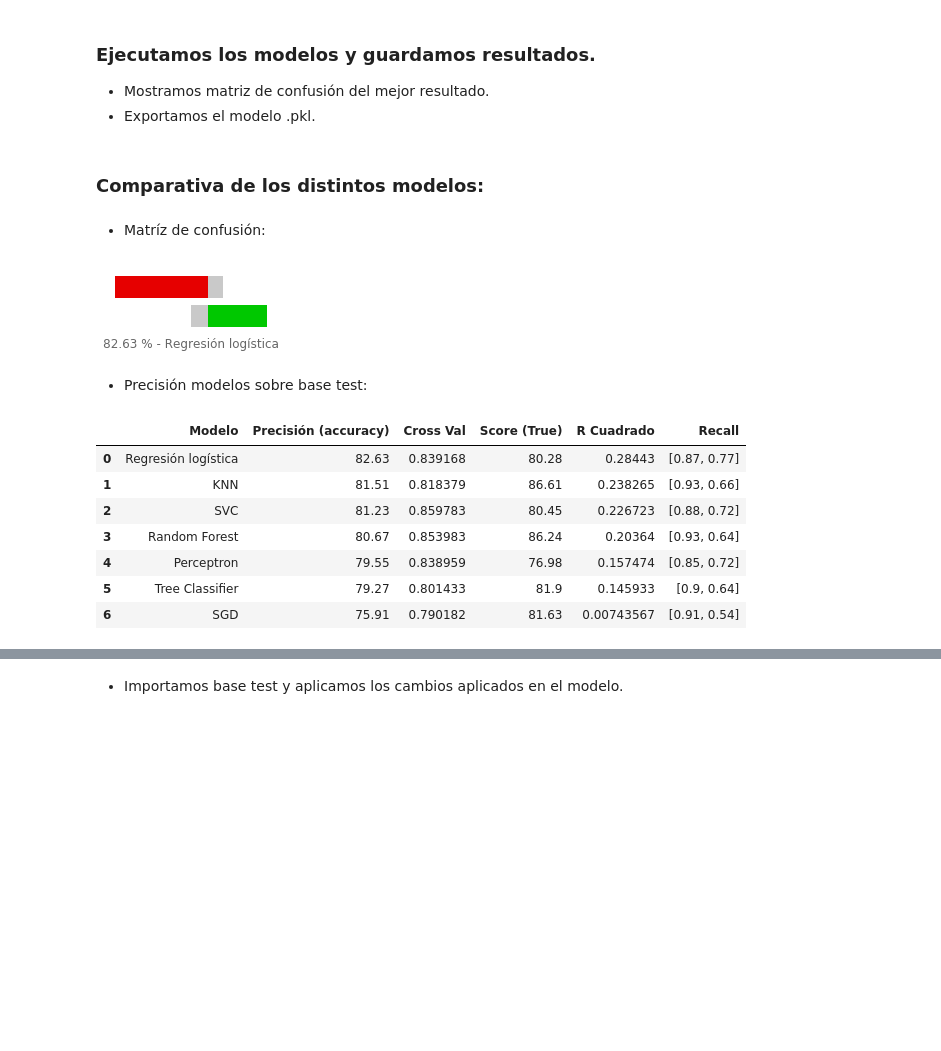
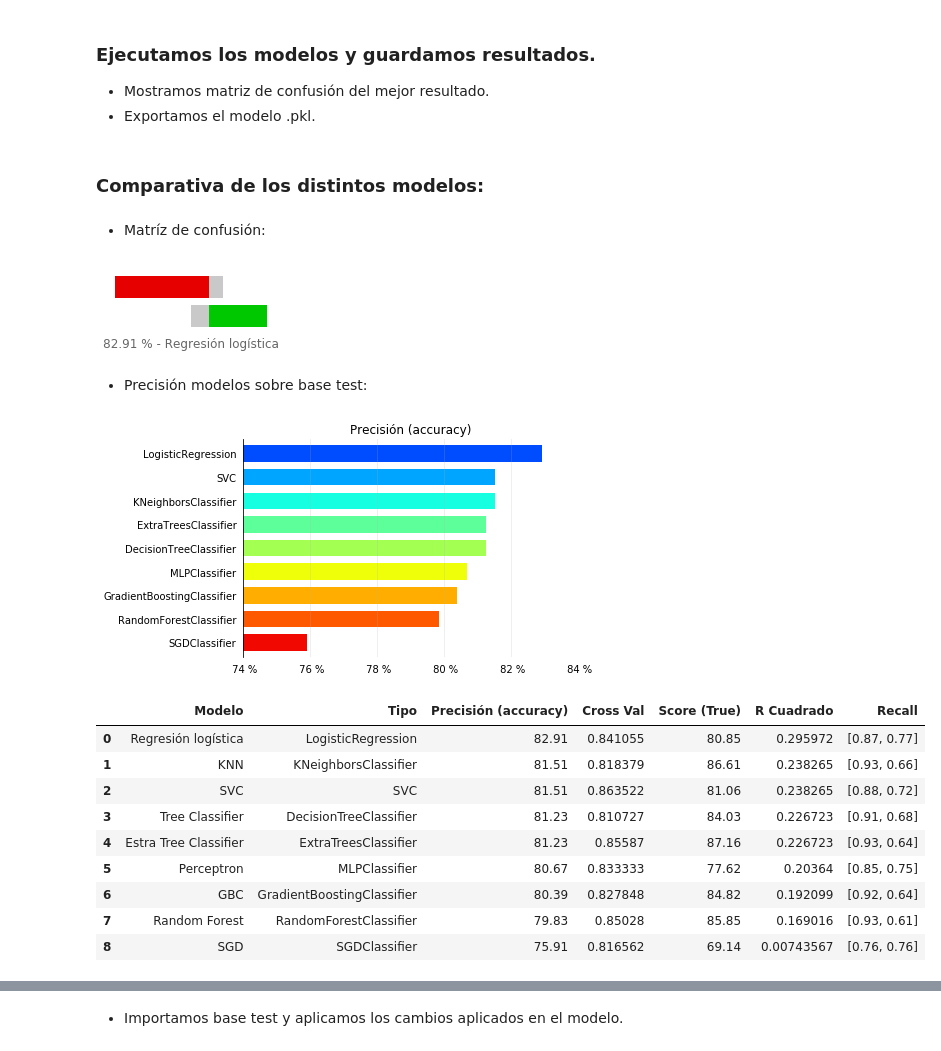
Before and after one commit to JVPA/Kaggle, a Jupyter notebook: Titanic. Machine Learning from Disaster.ipynb, the cells around one changed output, grey strips where cells are left out. Saved outputs shown, nothing was run; the diff lists cells and outputs as text; code cells hidden in the pictures; blank space fills up the shorter version.

```diff
--- a/Titanic. Machine Learning from Disaster.ipynb
+++ b/Titanic. Machine Learning from Disaster.ipynb
@@ -143,0 +130,7 @@ medias
+# %%
+df['Title'] = df.Name.str.extract('([A-Za-z]+)\.')
+
+a = df.Title.value_counts().reset_index().transpose().to_numpy()
+df.Title = df.Title.map(lambda x: x if x in a[0][a[1] > 10].tolist()else 'Others')
+
+df.Title.value_counts()
@@ -163,9 +162,10 @@ df.describe()
 # %%
 df['Edad'] = df.Age.map(lambda x: 'Niños' if x <= 15 else ('Adultos' if x <= 65 else 'Ancianos'))
 df['Precio'] = df.Fare.map(lambda x: '< 40 $' if x <= 40 else ('< 80 $' if x <= 80 else '> 100 $'))
-df['Tamaño Familia'] = df['SibSp'] + df['Parch']
+df['Familia'] = df['SibSp'] + df['Parch'] + 1
+df.Familia = df.Familia.map(lambda x: 'Singel' if x == 1 else ('Parejas' if x == 2 else ('Famila Numerosa' if x >= 5 else 'Hasta 2 hijos')))
 
-columnsList = ['Pclass', 'Sex', 'Tamaño Familia', 'Embarked','Edad', 'Precio']
+columnsList = ['Pclass', 'Sex', 'Familia', 'Embarked','Edad', 'Precio','Title']
 markdown(f'### Mortalidad en función de cada variable')
 
 Grafico = plt.figure(figsize =(5, 14))
@@ -180,6 +180,6 @@ for i in range(1,len(columnsList) + 1):
 plt.show()
 plt.close()
 
-df = df.drop(['PassengerId','Name','Cabin','SibSp','Parch','Tamaño Familia','Edad','Precio'], axis='columns')
+df = df.drop(['PassengerId','Name','Cabin','SibSp','Parch','Edad','Precio', 'Familia'], axis='columns')
 # %% [output]
 ### Mortalidad en función de cada variable
@@ -207,6 +207,8 @@ Params = {'Random Forest': RandomForestClassifier(n_estimators = 250
            , 'KNN': KNeighborsClassifier()
            , 'Tree Classifier': DecisionTreeClassifier(criterion = 'entropy'
                                                        , random_state = 0)
+           , 'Estra Tree Classifier': ExtraTreesClassifier(random_state = 0)
+           , 'GBC': GradientBoostingClassifier(random_state = 0)
            , 'SVC': SVC(kernel = 'linear'
                         , random_state = 0
                         , gamma = 'scale' )
@@ -234,56 +236,66 @@ Pipe = ColumnTransformer(
 * Mostramos matriz de confusión del mejor resultado.
 * Exportamos el modelo .pkl.
 # %%
-Result = {}
+Result, classifiersList = [{},[]]
 kf = KFold(n_splits = 10)
 
 markdown(f'### Comparativa de los distintos modelos:')
 
 for i in Params:
-    Score = []
+    Score, lista = [[],[]]
     clf = Pipeline(steps=[('Prepo', Pipe),
                           ('Modelo', Params[i])])
     clf.fit(XE, ye)
+    Score.append(Params[i].__class__.__name__)
     Score.append(round(np.mean(yt == clf.predict(XT)) * 100, 2))
     Score.append(cross_val_score(clf, XE, ye, cv=kf, scoring = 'accuracy').mean())
     Score.append(round(precision_score(yt, clf.predict(XT), labels = [0, 1], pos_label = 1) * 100, 2))
     Score.append(r2_score(yt, clf.predict(XT)))
     Score.append(recall_score(yt, clf.predict(XT), average = None).round(2))
     Result[i] = Score
 
-Result = (pd.DataFrame(Result, index=['Precisión (accuracy)'
+    lista.append(i)
+    lista.append(clf)
+    classifiersList.append(tuple(lista))
+
+Result = (pd.DataFrame(Result, index=['Tipo'
+                                      ,'Precisión (accuracy)'
                                       , 'Cross Val'
                                       , 'Score (True)'
                                       , 'R Cuadrado'
                                       , 'Recall'])
           .transpose()
           .sort_values(by = 'Precisión (accuracy)'
                        , ascending = False)
           .reset_index()
-          .rename(columns = {'index':'Modelo'})
-         )
+          .rename(columns = {'index':'Modelo'}))
 
 markdown(f'* Matríz de confusión:')
 
 Best = Pipeline(steps=[('Prepo', Pipe),
                       ('Modelo', Params[Result['Modelo'][0]])])
 
 Best.fit(XE, ye)
 
 Grafico = matriz(yt, Best.predict(XT), Result['Modelo'][0])
+
 markdown(f'* Precisión modelos sobre base test:')
-
+plot_Result(Result[['Tipo','Precisión (accuracy)']].set_index('Tipo').sort_values(by = 'Precisión (accuracy)'
+                                                                          , ascending = True))
 Result
 # %% [output]
 ### Comparativa de los distintos modelos:
 * Matríz de confusión:
 [figure]
 * Precisión modelos sobre base test:
+[figure, added]
-|  | Modelo | Precisión (accuracy) | Cross Val | Score (True) | R Cuadrado | Recall |
-| 0 | Regresión logística | 82.63 | 0.839168 | 80.28 | 0.28443 | [0.87, 0.77] |
-| 1 | KNN | 81.51 | 0.818379 | 86.61 | 0.238265 | [0.93, 0.66] |
-| 2 | SVC | 81.23 | 0.859783 | 80.45 | 0.226723 | [0.88, 0.72] |
-| 3 | Random Forest | 80.67 | 0.853983 | 86.24 | 0.20364 | [0.93, 0.64] |
-| 4 | Perceptron | 79.55 | 0.838959 | 76.98 | 0.157474 | [0.85, 0.72] |
-| 5 | Tree Classifier | 79.27 | 0.801433 | 81.9 | 0.145933 | [0.9, 0.64] |
-| 6 | SGD | 75.91 | 0.790182 | 81.63 | 0.00743567 | [0.91, 0.54] |
+|  | Modelo | Tipo | Precisión (accuracy) | Cross Val | Score (True) | R Cuadrado | Recall |
+| 0 | Regresión logística | LogisticRegression | 82.91 | 0.841055 | 80.85 | 0.295972 | [0.87, 0.77] |
+| 1 | KNN | KNeighborsClassifier | 81.51 | 0.818379 | 86.61 | 0.238265 | [0.93, 0.66] |
+| 2 | SVC | SVC | 81.51 | 0.863522 | 81.06 | 0.238265 | [0.88, 0.72] |
+| 3 | Tree Classifier | DecisionTreeClassifier | 81.23 | 0.810727 | 84.03 | 0.226723 | [0.91, 0.68] |
+| 4 | Estra Tree Classifier | ExtraTreesClassifier | 81.23 | 0.85587 | 87.16 | 0.226723 | [0.93, 0.64] |
+| 5 | Perceptron | MLPClassifier | 80.67 | 0.833333 | 77.62 | 0.20364 | [0.85, 0.75] |
+| 6 | GBC | GradientBoostingClassifier | 80.39 | 0.827848 | 84.82 | 0.192099 | [0.92, 0.64] |
+| 7 | Random Forest | RandomForestClassifier | 79.83 | 0.85028 | 85.85 | 0.169016 | [0.93, 0.61] |
+| 8 | SGD | SGDClassifier | 75.91 | 0.816562 | 69.14 | 0.00743567 | [0.76, 0.76] |
```
Also changed, not shown: parts of 13 cells of this notebook.
